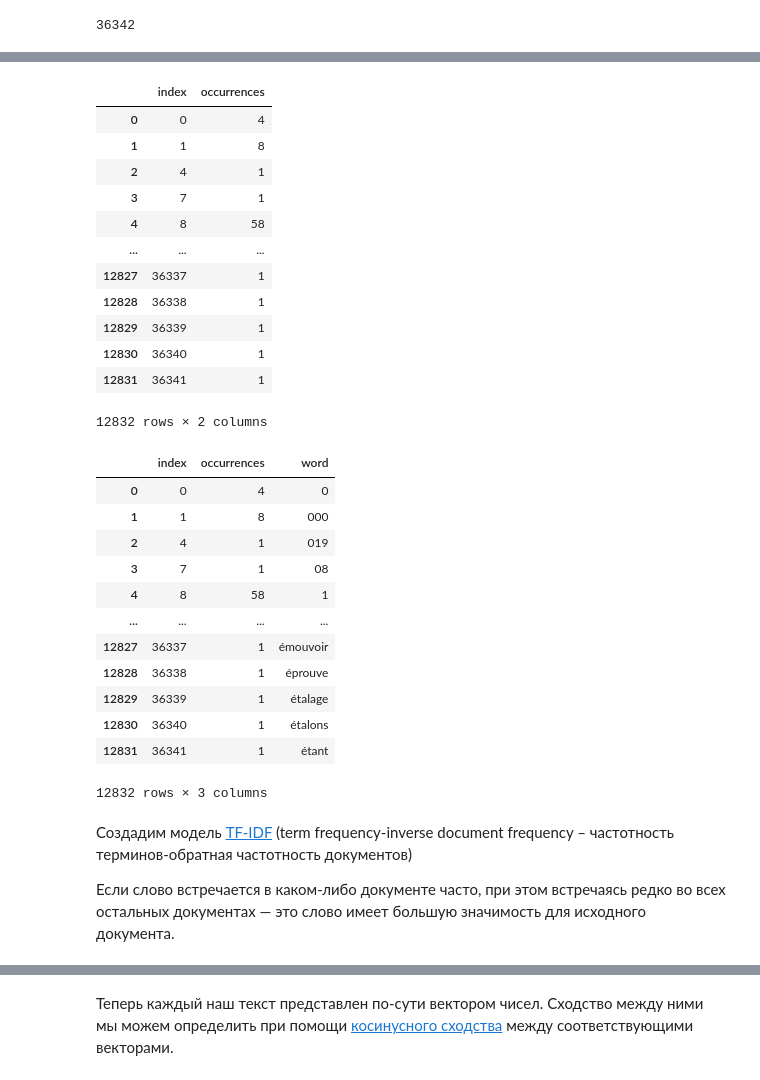
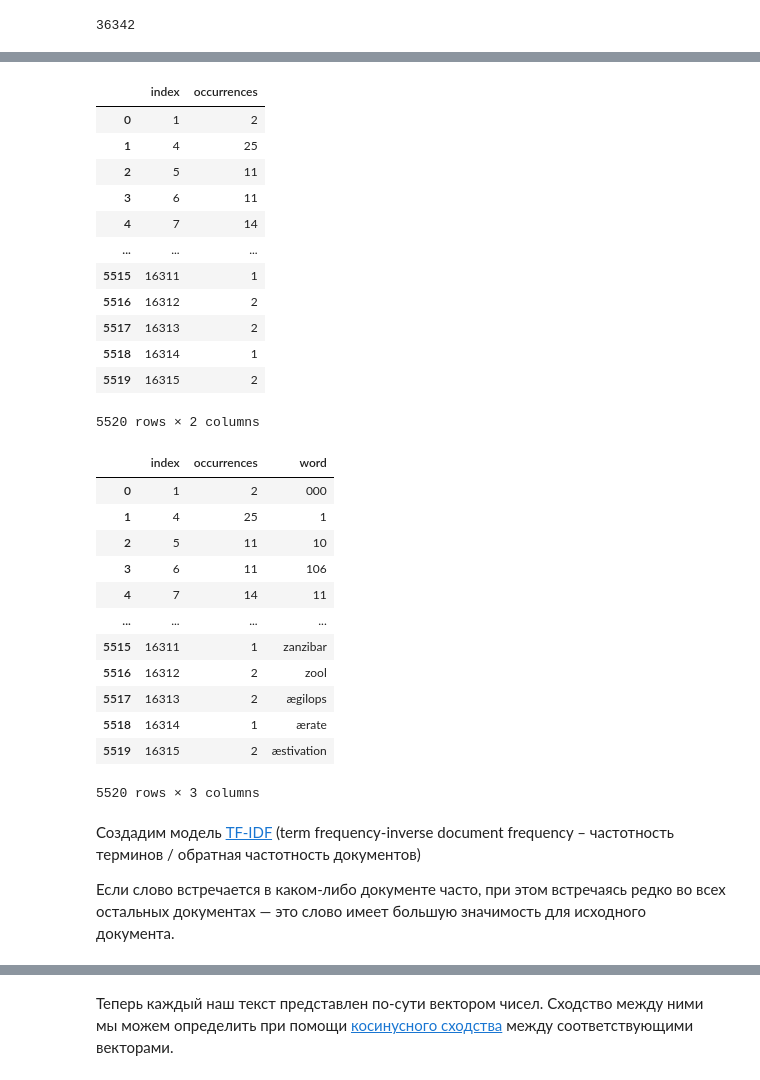
Before and after one commit to IgorBeHolder/Netology, a Jupyter notebook: Netology stats_case_study_Darwinbooks_recommend.ipynb, the cells around one changed output, grey strips where cells are left out. Saved outputs shown, nothing was run; the diff lists cells and outputs as text; code cells hidden in the pictures.

```diff
--- a/Netology stats_case_study_Darwinbooks_recommend.ipynb
+++ b/Netology stats_case_study_Darwinbooks_recommend.ipynb
@@ -17,5 +18,5 @@ import re
 # %%
 # считаем все файлы, которые хранятся в папке (книги)
-book_files = glob.glob('*.txt')
+book_files = glob.glob('/Users/velo1/SynologyDrive/GIT_syno/data/darwin_books/*.txt')
 book_files
 # %% [output]
@@ -80,0 +88,6 @@ only_words_text[4]
+# %%
+# checking the remaining symbols
+for i, text in enumerate(only_words_text):
+    print(f'{i:>3}: {len(set(text)):>4}')
+print(set(only_words_text[0]))
+print(set(only_words_text[1]))
@@ -210,43 +295,43 @@ bows[4]
 # %%
 # для примера посмотрим на bow в виде датафрейма для книги "Происхождене видов"
-bow_oos = pd.DataFrame(bows[-1])
+bow_oos = pd.DataFrame(bows[5])
+
 bow_oos.columns = ['index', 'occurrences']
 bow_oos
-# почему здесь не все индексы?
 # %% [output]
 |  | index | occurrences |
-| 0 | 0 | 4 |
-| 1 | 1 | 8 |
-| 2 | 4 | 1 |
-| 3 | 7 | 1 |
-| 4 | 8 | 58 |
+| 0 | 1 | 2 |
+| 1 | 4 | 25 |
+| 2 | 5 | 11 |
+| 3 | 6 | 11 |
+| 4 | 7 | 14 |
 | ... | ... | ... |
-| 12827 | 36337 | 1 |
-| 12828 | 36338 | 1 |
-| 12829 | 36339 | 1 |
-| 12830 | 36340 | 1 |
-| 12831 | 36341 | 1 |
+| 5515 | 16311 | 1 |
+| 5516 | 16312 | 2 |
+| 5517 | 16313 | 2 |
+| 5518 | 16314 | 1 |
+| 5519 | 16315 | 2 |
-12832 rows × 2 columns
+5520 rows × 2 columns
 # %%
 # смэтчим индексы с реальными словами
 bow_oos['word'] = [dictionary[index] for index in bow_oos['index']]
 bow_oos
 # %% [output]
 |  | index | occurrences | word |
-| 0 | 0 | 4 | 0 |
-| 1 | 1 | 8 | 000 |
-| 2 | 4 | 1 | 019 |
-| 3 | 7 | 1 | 08 |
-| 4 | 8 | 58 | 1 |
+| 0 | 1 | 2 | 000 |
+| 1 | 4 | 25 | 1 |
+| 2 | 5 | 11 | 10 |
+| 3 | 6 | 11 | 106 |
+| 4 | 7 | 14 | 11 |
 | ... | ... | ... | ... |
-| 12827 | 36337 | 1 | émouvoir |
-| 12828 | 36338 | 1 | éprouve |
-| 12829 | 36339 | 1 | étalage |
-| 12830 | 36340 | 1 | étalons |
-| 12831 | 36341 | 1 | étant |
+| 5515 | 16311 | 1 | zanzibar |
+| 5516 | 16312 | 2 | zool |
+| 5517 | 16313 | 2 | ægilops |
+| 5518 | 16314 | 1 | ærate |
+| 5519 | 16315 | 2 | æstivation |
-12832 rows × 3 columns
+5520 rows × 3 columns
 # %% [markdown]
-Создадим модель [TF-IDF](https://ru.wikipedia.org/wiki/TF-IDF) (term frequency-inverse document frequency – частотность терминов-обратная частотность документов)
+Создадим модель [TF-IDF](https://ru.wikipedia.org/wiki/TF-IDF) (term frequency-inverse document frequency – частотность терминов / обратная частотность документов)
 
 Если слово встречается в каком-либо документе часто, при этом встречаясь редко во всех остальных документах — это слово имеет большую значимость для исходного документа.
 # %%
```
Also changed, not shown: parts of 31 cells of this notebook, 2 other files.
